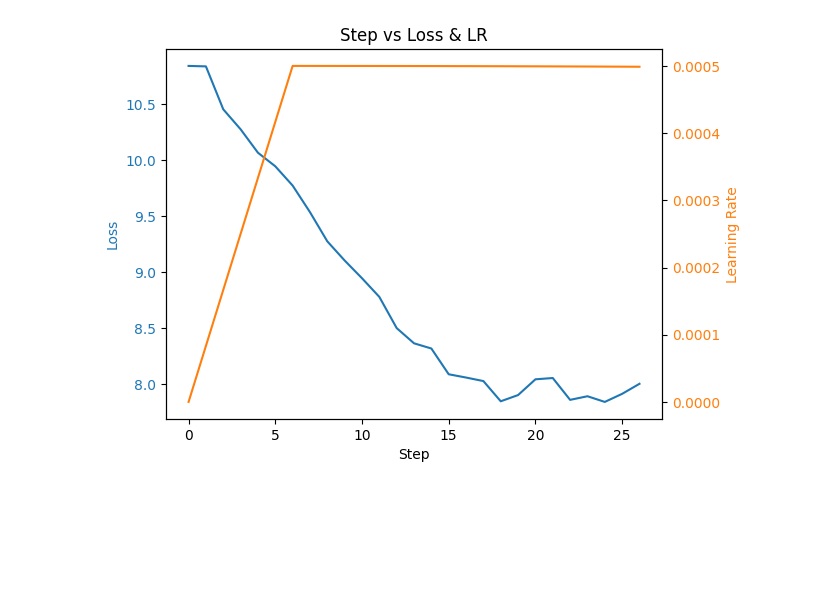
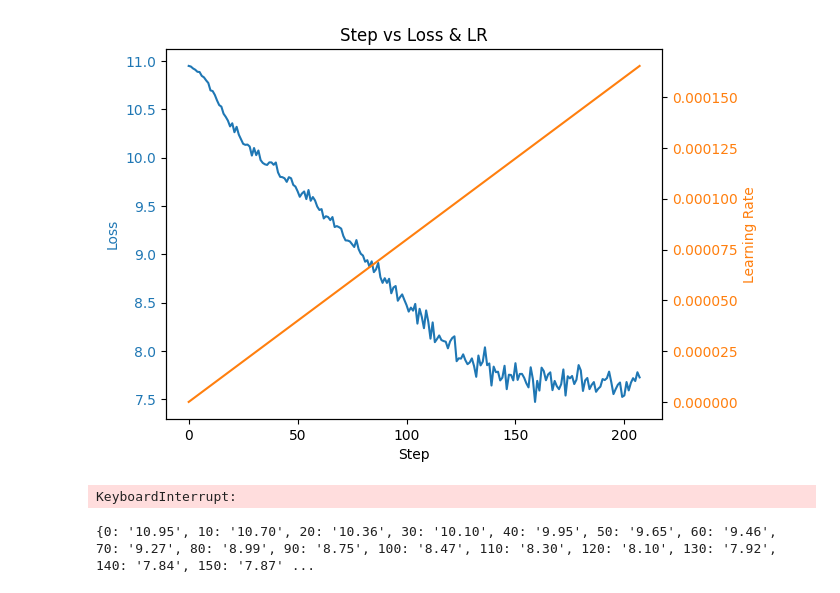
Before and after one commit to neet/attentif, a Jupyter notebook: notebooks/loss.ipynb, the cells around one changed output. Cells and saved outputs as stored; diff of their text form; code cells hidden in the pictures; blank space fills up the shorter version.

```diff
--- a/notebooks/loss.ipynb
+++ b/notebooks/loss.ipynb
@@ -11,12 +11,12 @@ from attentif.mini_bert import MaskedLM
 from IPython.display import clear_output
 import matplotlib.pyplot as plt
 # %%
-warmup_step_ratio = 0.01
+warmup_step_ratio = 0.1
 num_epochs = 20
 batch_size = 32
 max_length = 512
 # %%
-dataset = load_dataset("allenai/c4", "realnewslike", split="train[:1000]")
+dataset = load_dataset("allenai/c4", "realnewslike", split="train[:10000]")
 tokenizer = RobertaTokenizer.from_pretrained('roberta-base')
 collator = DataCollatorForLanguageModeling(tokenizer)
 
@@ -37,7 +37,7 @@ device = torch.device("mps")
 model = model.to(device)
 # %%
 criterion = nn.CrossEntropyLoss(ignore_index=-100)
-optimizer = torch.optim.AdamW(model.parameters(), lr=5e-4)
+optimizer = torch.optim.AdamW(model.parameters(), lr=5e-4, weight_decay=0.0)
 
 num_training_steps = num_epochs * len(batches)
 num_warmup_steps = int(num_training_steps * warmup_step_ratio)
@@ -68,34 +68,62 @@ def visualize():
     ax2 = ax1.twinx()
     ax2.plot(lrs, color="tab:orange")
     ax2.set_ylabel("Learning Rate", color="tab:orange")
     ax2.tick_params(axis="y", labelcolor="tab:orange")
 
     plt.title("Step vs Loss & LR")
     plt.show()
 
 for epoch in tqdm(range(0, num_epochs)):
     for batch in batches:
         input_ids = batch["input_ids"].to(device)
         labels = batch["labels"].to(device)
         attention_mask = batch["attention_mask"].to(device)
 
-        # 1/0 を 0/-inf に変換
-        attention_mask = torch.where(attention_mask == 1, 0, -torch.inf)
+        # 1/0 を 0/-1e9 に変換
+        attention_mask = torch.where(attention_mask == 1, 0.0, -1e9)
 
         logits = model(input_ids, attention_mask)
         loss = criterion(logits.view(-1, logits.size(-1)), labels.view(-1))
 
         optimizer.zero_grad(set_to_none=True)
         loss.backward()
-        torch.nn.utils.clip_grad_norm_(model.parameters(), 1.0)
 
         lrs.append(optimizer.param_groups[0]["lr"])
 
         optimizer.step()
         scheduler.step()
 
+        if len(losses) == 0:
+            print("=== Diagnostic Info ===")
+            print(f"Attention mask shape: {attention_mask.shape}")
+            print(f"Attention mask sample (first seq): {attention_mask[0, :20]}")
+            print(f"Attention mask unique values: {attention_mask.unique()}")
+            print(f"Input IDs sample: {input_ids[0, :20]}")
+            print(f"Labels sample: {labels[0, :20]}")
+            print(f"\n=== Model Internals ===")
+            print(f"Embeddings norm: {model.E.norm().item()}")
+            print(f"Embeddings sample: {model.E[0, :5]}")
+
+            # モデルの出力をチェック
+            with torch.no_grad():
+                print(f"Logits max: {logits.max().item()}, min: {logits.min().item()}")
+                print(f"Logits mean: {logits.mean().item()}")
+
+        if len(losses) == 1:  # 1ステップ後
+            total_norm = 0.0
+            for p in model.parameters():
+                if p.grad is not None:
+                    total_norm += p.grad.norm().item() ** 2
+            total_norm = total_norm ** 0.5
+            print(f"\nGradient norm (step 1): {total_norm}")
+
         losses.append(loss.item())
 
         visualize()
 # %% [output]
-[figure, old version]
+[figure, new version]
+KeyboardInterrupt:
+# %%
+print(dict([ (idx, "{:.2f}".format(v)) for (idx, v) in enumerate(losses) if idx % 10 == 0 ]))
+# %% [output]
+{0: '10.95', 10: '10.70', 20: '10.36', 30: '10.10', 40: '9.95', 50: '9.65', 60: '9.46', 70: '9.27', 80: '8.99', 90: '8.75', 100: '8.47', 110: '8.30', 120: '8.10', 130: '7.92', 140: '7.84', 150: '7.87' ...
```
Also changed, not shown: 5 other files.
